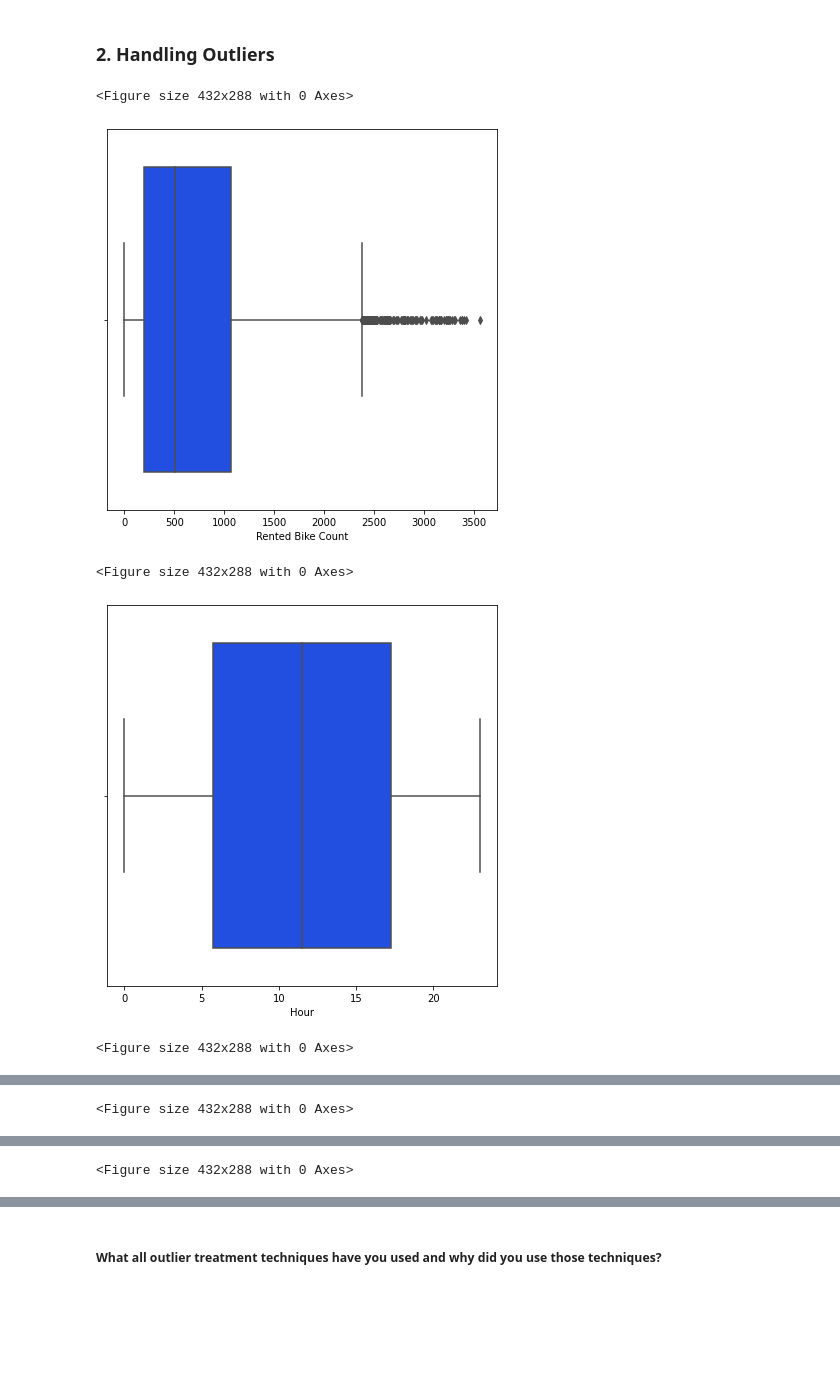
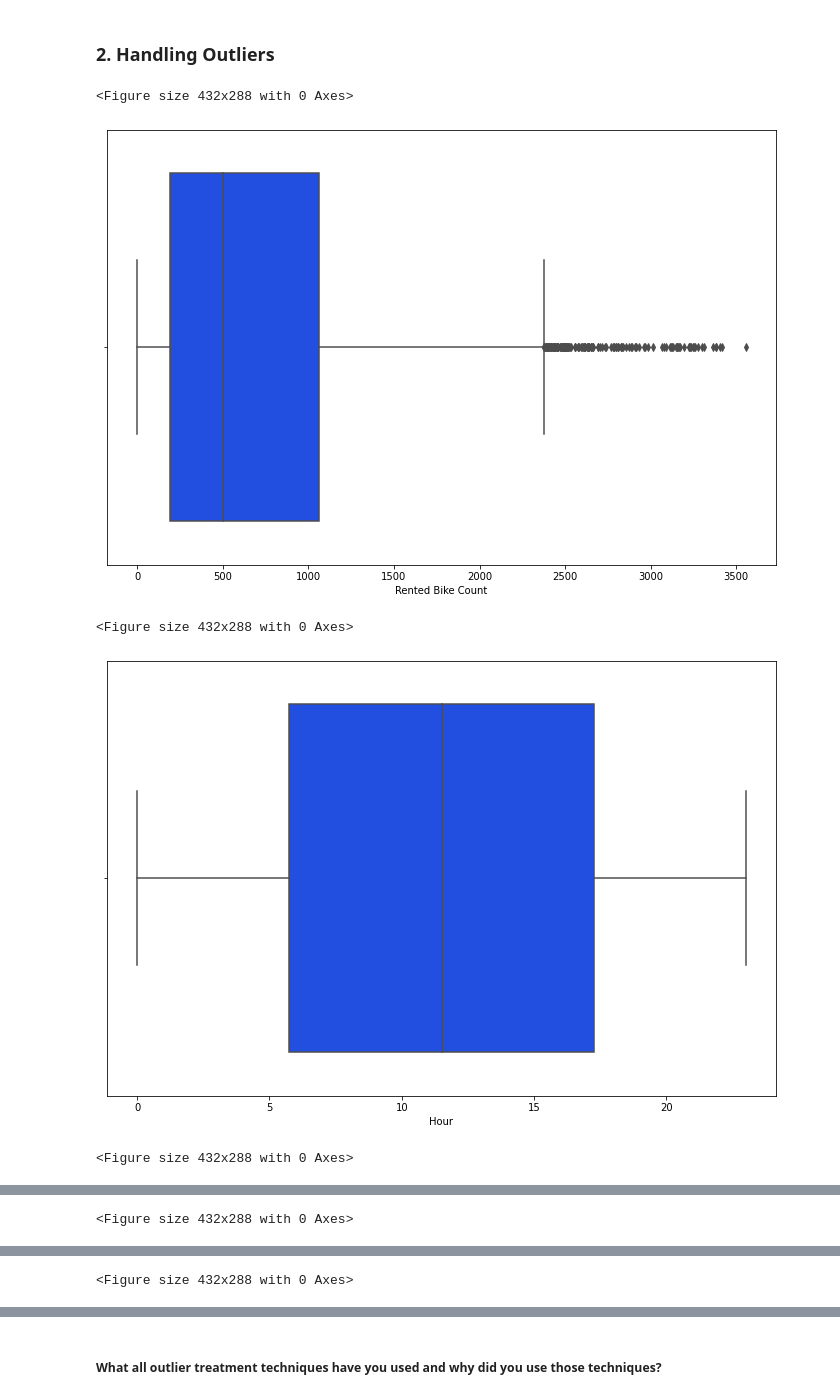
Before and after one commit to Sharath670/Linear-Regression-Capstone-Proj-2-, a Jupyter notebook: Capstone_Project_2(Linear_Regression).ipynb, the cells around one changed output, grey strips where cells are left out. Cells and saved outputs as stored; diff of their text form; code cells hidden in the pictures; blank space fills up the shorter version.

```diff
--- a/Capstone_Project_2(Linear_Regression).ipynb
+++ b/Capstone_Project_2(Linear_Regression).ipynb
@@ -775,15 +860,15 @@ I did not use any missing value imputation technique since there are no missing
 # %%
 # Handling Outliers & Outlier treatments4
 numerical=df.describe().columns.values
 for i in numerical:
   plt.figure() # plots figure for each iteration
-  plt.figure(figsize=(7,7))
+  plt.figure(figsize=(12,8))
   sns.boxplot(df[i])
   plt.show()
 # There are outliers in the columns  Rented Bike Count, Wind Speed, and Solar Radiation.
 # %% [output]
 <Figure size 432x288 with 0 Axes>
-[figure, old version]
+[figure, new version]
 <Figure size 432x288 with 0 Axes>
-[figure, old version]
+[figure, new version]
 <Figure size 432x288 with 0 Axes>
```
Also changed, not shown: parts of 72 cells of this notebook.
